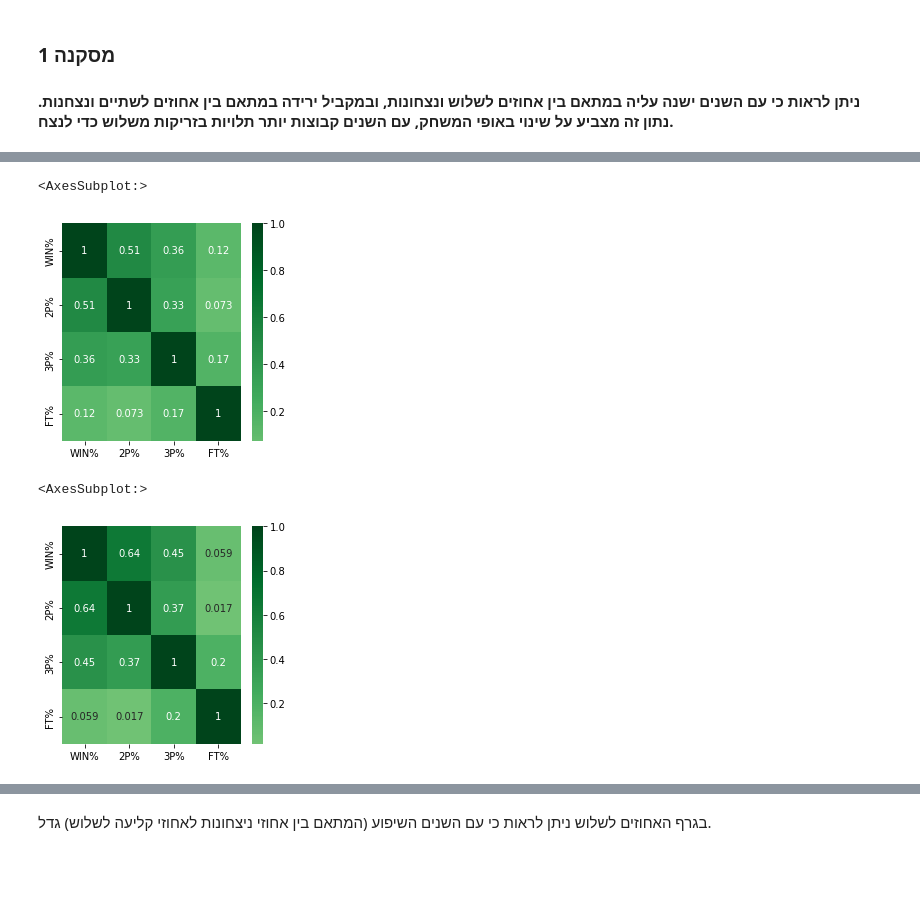
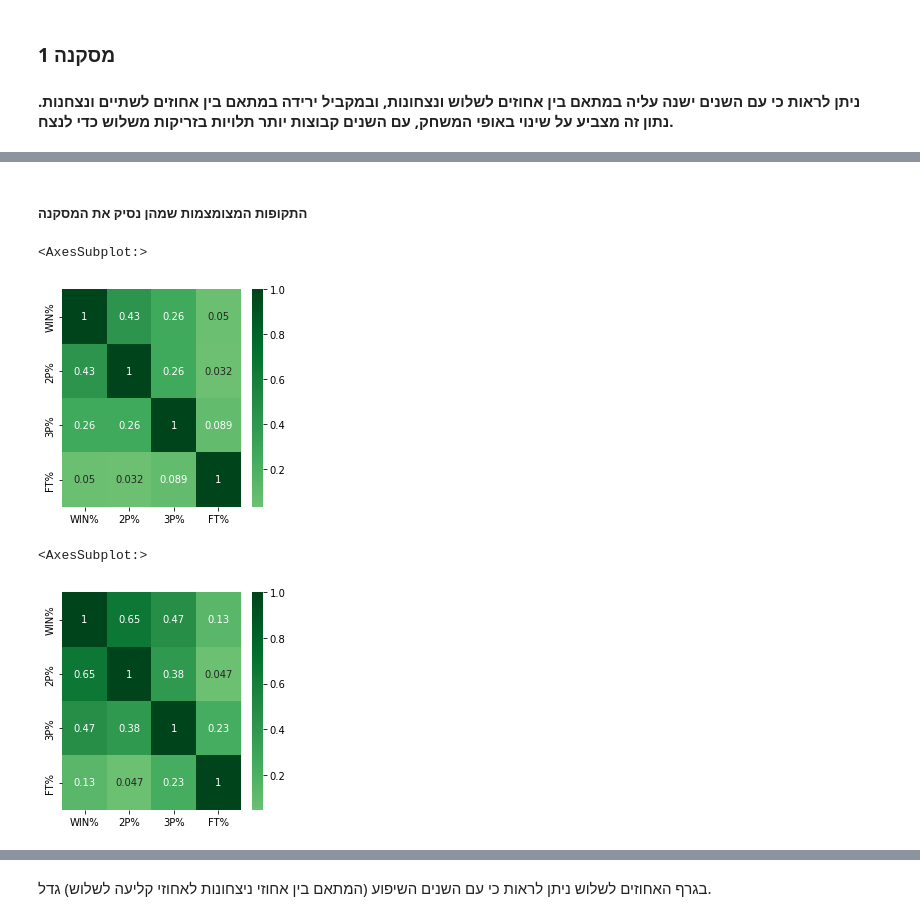
Before and after one commit to eytanmuzafi/data-science, a Jupyter notebook: project.ipynb, the cells around one changed output, grey strips where cells are left out. Drawn from its saved outputs; the diff is of its cells as text; code cells hidden in the pictures; blank space fills up the shorter version.

```diff
--- a/project.ipynb
+++ b/project.ipynb
@@ -200,16 +353,18 @@ sns.heatmap(corrs, cmap='coolwarm', center=0, annot = True);
+# %% [markdown]
+##### התקופות המצומצמות שמהן נסיק את המסקנה
 # %%
-nba_before_2008=nba_stat[nba_stat['SEASON']<'2008-09']
-corrs = nba_before_2008[['WIN%','2P%','3P%','FT%']].corr(method = 'spearman')
+nba_to_2006=nba_stat[nba_stat['SEASON']<='2006-07']
+corrs = nba_to_2006[['WIN%','2P%','3P%','FT%']].corr(method = 'spearman')
 plt.figure(figsize=(4,4))
 sns.heatmap(corrs, cmap='Greens', center=0, annot = True)
 # %% [output]
 <AxesSubplot:>
-[figure, old version]
+[figure, new version]
 # %%
-nba_from_2008_to_2012=nba_stat[(nba_stat['SEASON']>='2008-09') & (nba_stat['SEASON']<='2012-13')]
-corrs = nba_from_2008_to_2012[['WIN%','2P%','3P%','FT%']].corr(method = 'spearman')
+nba_from_2007_to_2013=nba_stat[(nba_stat['SEASON']>='2007-08') & (nba_stat['SEASON']<='2013-14')]
+corrs = nba_from_2007_to_2013[['WIN%','2P%','3P%','FT%']].corr(method = 'spearman')
 plt.figure(figsize=(4,4))
 sns.heatmap(corrs, cmap='Greens', center=0, annot = True)
 # %% [output]
 <AxesSubplot:>
-[figure, old version]
+[figure, new version]
```
Also changed, not shown: parts of 35 cells of this notebook.
